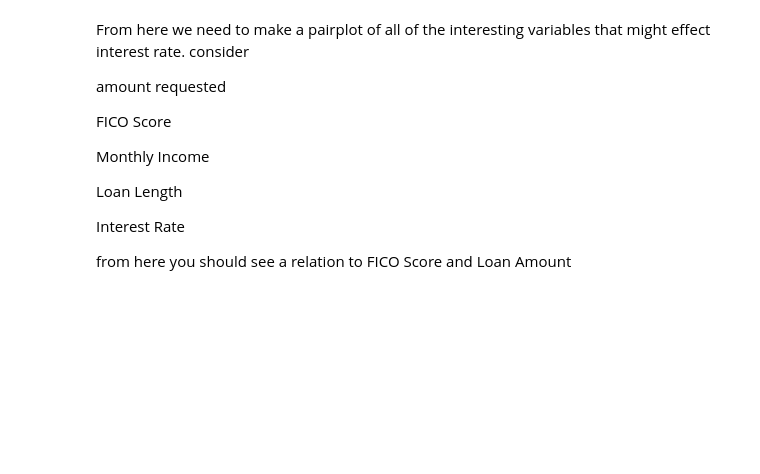
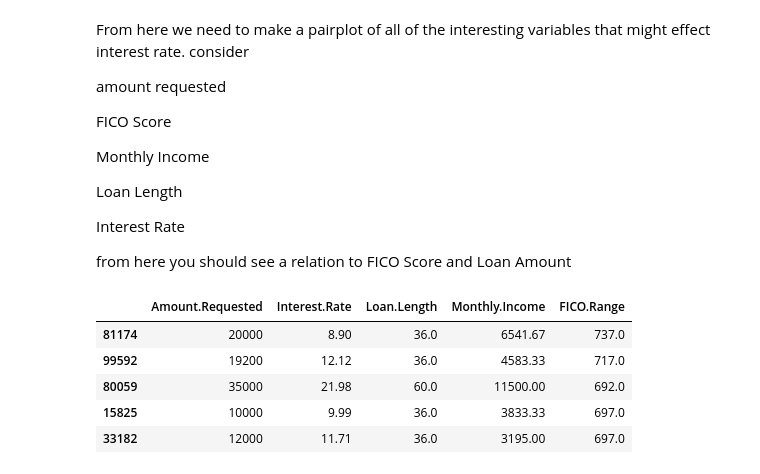
Before and after one commit to harrisonjansma/ML-Notes, a Jupyter notebook: Linear Regression Code.ipynb, the cells around one changed output. Cells and saved outputs as stored; diff of their text form; code cells hidden in the pictures; blank space fills up the shorter version.

```diff
--- a/Linear Regression Code.ipynb
+++ b/Linear Regression Code.ipynb
@@ -109,3 +106,16 @@ Interest Rate
 
 
 from here you should see a relation to FICO Score and Loan Amount
+# %%
+subdf = df.drop([ 'Amount.Funded.By.Investors',
+        'Debt.To.Income.Ratio', 'State', 'Home.Ownership',
+       'Open.CREDIT.Lines',
+       'Revolving.CREDIT.Balance', 'Inquiries.in.the.Last.6.Months'], axis=1)
+subdf.head()
+# %% [output]
+|  | Amount.Requested | Interest.Rate | Loan.Length | Monthly.Income | FICO.Range |
+| 81174 | 20000 | 8.90 | 36.0 | 6541.67 | 737.0 |
+| 99592 | 19200 | 12.12 | 36.0 | 4583.33 | 717.0 |
+| 80059 | 35000 | 21.98 | 60.0 | 11500.00 | 692.0 |
+| 15825 | 10000 | 9.99 | 36.0 | 3833.33 | 697.0 |
+| 33182 | 12000 | 11.71 | 36.0 | 3195.00 | 697.0 |
```
Also changed, not shown: parts of 12 cells of this notebook.
